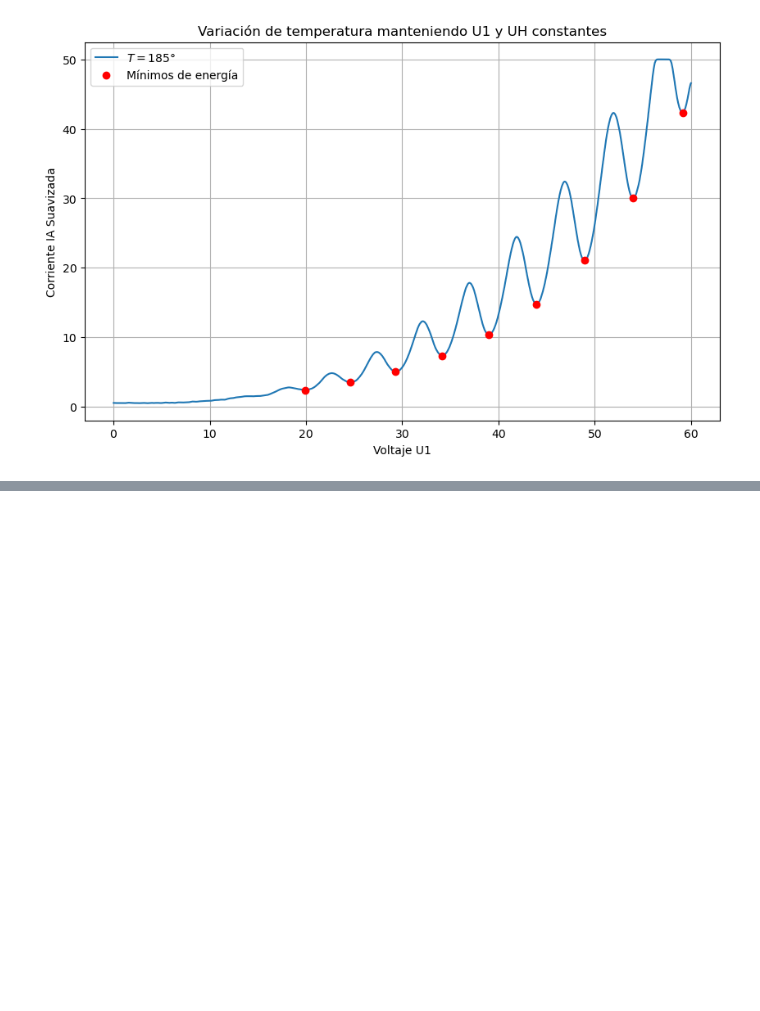
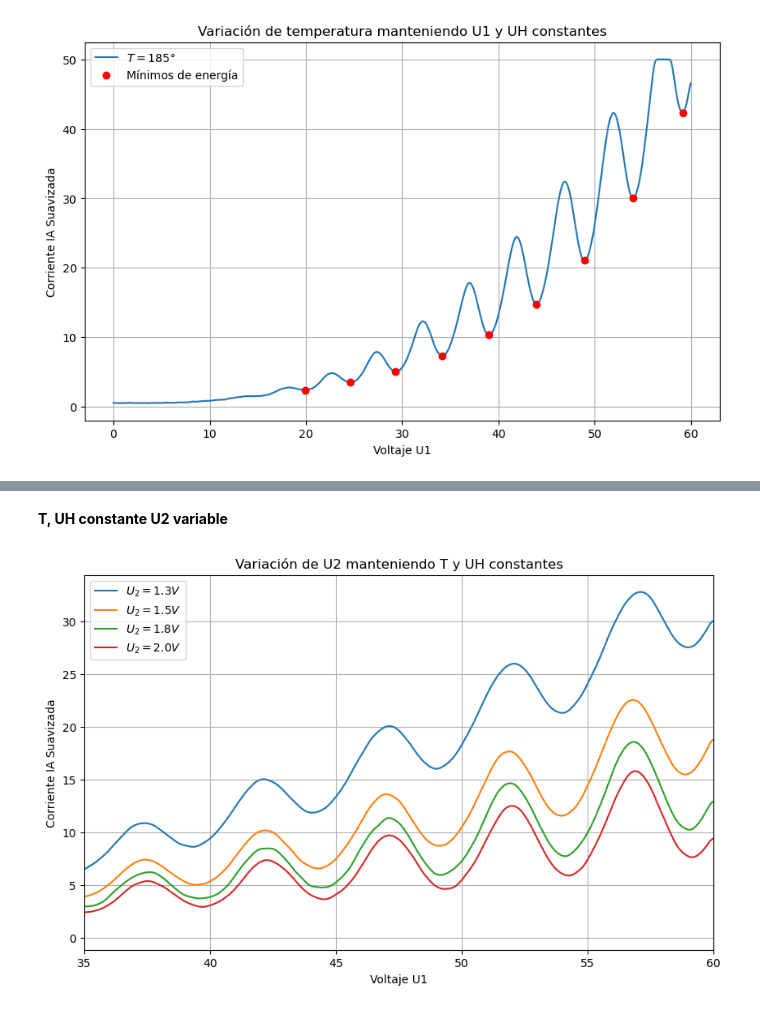
Before and after one commit to ccuellarn/Laboratorio-Intermedio---Pr-cticas20242, a Jupyter notebook: Franck-hertz/FranckHertz.ipynb, the cells around one changed output, grey strips where cells are left out. Saved outputs shown, nothing was run; the diff lists cells and outputs as text; code cells hidden in the pictures; blank space fills up the shorter version.

```diff
--- a/Franck-hertz/FranckHertz.ipynb
+++ b/Franck-hertz/FranckHertz.ipynb
@@ -23,7 +23,11 @@ DataT225 = Data(r"C:\Users\clauw\Documents\Programming\Laboratorio-Intermedio---
 DataT240 = Data(r"C:\Users\clauw\Documents\Programming\Laboratorio-Intermedio---Pr-cticas20242\Franck-hertz\Act 2 Datos t constante 240")
 
 #Actividad 2 U2 variable
-# DataU2_13 = Data(r"C:\Users\clauw\Documents\Programming\Laboratorio-Intermedio---Pr-cticas20242\Franck-hertz\Act 2 t 220 u2 1_3")
-# DataU2_15 = Data(r"C:\Users\clauw\Documents\Programming\Laboratorio-Intermedio---Pr-cticas20242\Franck-hertz\Act 2 t 220 u2 1_5")
-# DataU2_18 = Data(r"C:\Users\clauw\Documents\Programming\Laboratorio-Intermedio---Pr-cticas20242\Franck-hertz\Act 2 t 220 u2 1_8")
-# DataU2_2 = Data(r"C:\Users\clauw\Documents\Programming\Laboratorio-Intermedio---Pr-cticas20242\Franck-hertz\Act 2 t 220 u2 2")
+DataU2_13 = Data(r"C:\Users\clauw\Documents\Programming\Laboratorio-Intermedio---Pr-cticas20242\Franck-hertz\Act 2 t 220 u2 1_3")
+DataU2_15 = Data(r"C:\Users\clauw\Documents\Programming\Laboratorio-Intermedio---Pr-cticas20242\Franck-hertz\Act 2 t 220 u2 1_5")
+DataU2_18 = Data(r"C:\Users\clauw\Documents\Programming\Laboratorio-Intermedio---Pr-cticas20242\Franck-hertz\Act 2 t 220 u2 1_8")
+DataU2_2 = Data(r"C:\Users\clauw\Documents\Programming\Laboratorio-Intermedio---Pr-cticas20242\Franck-hertz\Act 2 t 220 u2 2")
+
+#Actividad 2 Uh variable
+DataUh_58 = Data(r"C:\Users\clauw\Documents\Programming\Laboratorio-Intermedio---Pr-cticas20242\Franck-hertz\Act 2 t 220 uh 5_8")
+DataUh_63 = Data(r"C:\Users\clauw\Documents\Programming\Laboratorio-Intermedio---Pr-cticas20242\Franck-hertz\Act 2 t 220 uh 6_3")
@@ -185,0 +235,28 @@ El valor del primer mimimo de energía para T= 240 es: 4.640000000000004
+# %% [markdown]
+**T, UH constante U2 variable**
+# %%
+#Datos de los minimos, voltaje, corriente suavizada
+minimos_dfu13,voltajeu13, corrienteu13 = MinFH(DataU2_13['U1'],DataU2_13['IA'])
+minimos_dfu15,voltajeu15, corrienteu15 = MinFH(DataU2_15['U1'],DataU2_15['IA'])
+minimos_dfu18,voltajeu18, corrienteu18 = MinFH(DataU2_18['U1'],DataU2_18['IA'])
+minimos_dfu2,voltajeu2, corrienteu2 = MinFH(DataU2_2['U1'],DataU2_2['IA'])
+# minimos_dfu1,voltajeu1, corrienteu1 = MinFH(DataU2_1['U1'],DataU2_1['IA'])
+
+#Graficas
+plt.figure(figsize=(10, 6))
+plt.plot(voltajeu13, corrienteu13, label=r"$U_2=1.3 V$")
+plt.plot(voltajeu15, corrienteu15, label=r"$U_2=1.5 V$")
+plt.plot(voltajeu18, corrienteu18, label=r"$U_2=1.8 V$")
+plt.plot(voltajeu2, corrienteu2, label=r"$U_2=2.0 V$")
+
+# plt.plot(minimos_dfu13['Voltaje U1'], minimos_dfu13['Corriente IA Suavizada'], 'ro', label='Mínimos de energía')
+
+plt.title('Variación de U2 manteniendo T y UH constantes')
+plt.xlabel('Voltaje U1')
+plt.ylabel('Corriente IA Suavizada')
+plt.xlim(35,60)
+plt.legend()
+plt.grid()
+plt.show()
+# %% [output]
+[figure, added]
```
Also changed, not shown: parts of 7 cells of this notebook.
